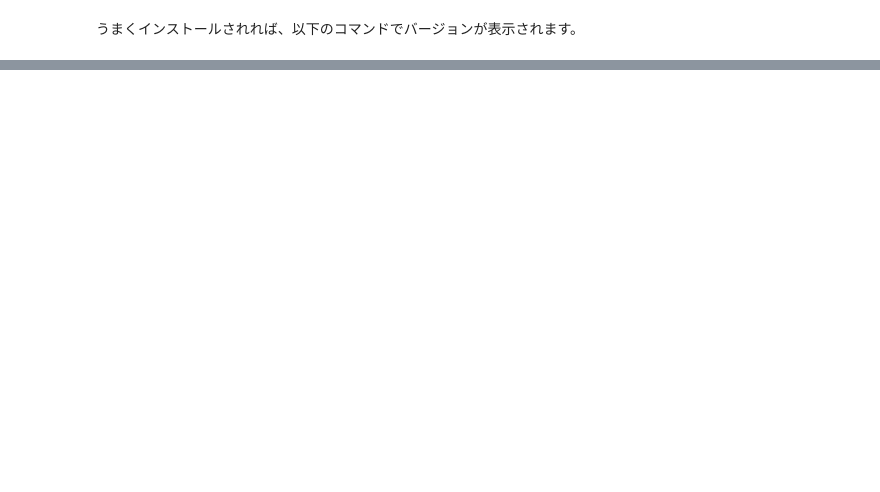
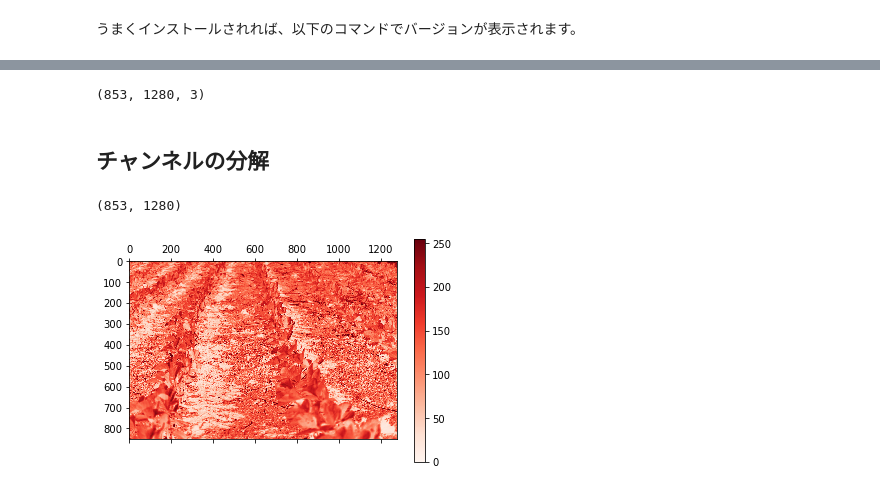
Before and after one commit to amano-takahisa/rs_with_python, a Jupyter notebook: source/leaf_area_index.ipynb, the cells around one changed output, grey strips where cells are left out. Cells and saved outputs as stored; diff of their text form; code cells hidden in the pictures; blank space fills up the shorter version.

```diff
--- a/source/leaf_area_index.ipynb
+++ b/source/leaf_area_index.ipynb
@@ -51,0 +111,17 @@ plt.imshow(img)
+# %%
+img_rgb.shape
+# %% [output]
+(853, 1280, 3)
+# %% [markdown]
+## チャンネルの分解
+# %%
+r, g, b = cv2.split(img_rgb)
+r.shape
+# %% [output]
+(853, 1280)
+# %%
+plt.matshow(r, cmap='Reds')
+plt.colorbar()
+plt.show()
+# %% [output]
+[figure, added]
```
Also changed, not shown: parts of 27 cells of this notebook, 1 other file.
